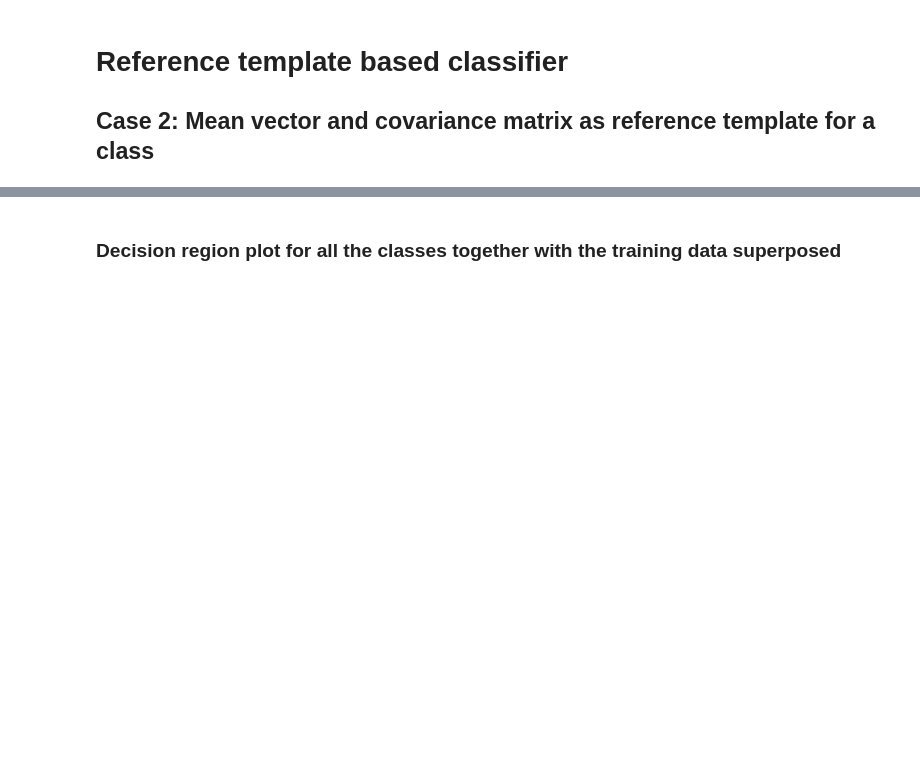
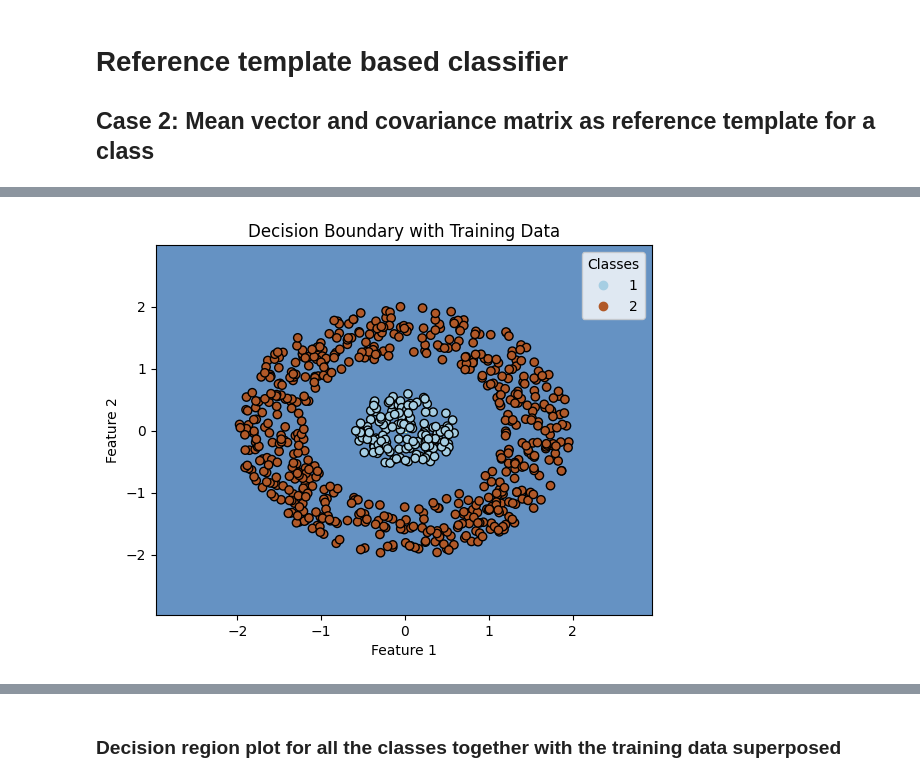
Before and after one commit to RakshithaKalkura/IML-project-dec-2024, a Jupyter notebook: referenceTemplate/case2/nonlinear.ipynb, the cells around one changed output, grey strips where cells are left out. Saved outputs shown, nothing was run; the diff lists cells and outputs as text; code cells hidden in the pictures; blank space fills up the shorter version.

```diff
--- a/referenceTemplate/case2/nonlinear.ipynb
+++ b/referenceTemplate/case2/nonlinear.ipynb
@@ -1,3 +1,85 @@
 # %% [markdown]
 #  Reference template based classifier
 ## Case 2: Mean vector and covariance matrix as reference template for a class
+# %%
+import numpy as np
+import matplotlib.pyplot as plt
+from sklearn.metrics import accuracy_score
+
+# Load data (you will need to adjust file paths as necessary)
+def load_data(file_path):
+    data = np.loadtxt(file_path)
+    X = data[:, :-1]  # 2D features
+    y = data[:, -1]   # class labels
+    return X, y
+
+# Calculate mean vector and covariance matrix
+def calculate_template(X):
+    mean_vector = np.mean(X, axis=0)
+    covariance_matrix = np.cov(X.T)
+    return mean_vector, covariance_matrix
+
+# Mahalanobis distance calculation
+def mahalanobis_distance(x, mean, covariance_inv):
+    diff = x - mean
+    return np.sqrt(np.dot(np.dot(diff.T, covariance_inv), diff))
+
+# Classify using reference templates
+def classify(X, templates):
+    predictions = []
+    for x in X:
+        distances = []
+        for mean, covariance_inv in templates:
+            distance = mahalanobis_distance(x, mean, covariance_inv)
+            distances.append(distance)
+        predictions.append(np.argmin(distances))  # class with minimum distance
+    return np.array(predictions)
+
+# Load train, validation, and test data
+X_train, y_train = load_data(r"C:\Users\raksh\IML-project-dec-2024\classification_datasets\nonLinearlySeparable\combined_dataset_train.txt")
+X_val, y_val = load_data(r"C:\Users\raksh\IML-project-dec-2024\classification_datasets\nonLinearlySeparable\combined_dataset_val.txt")
+X_test, y_test = load_data(r"C:\Users\raksh\IML-project-dec-2024\classification_datasets\nonLinearlySeparable\combined_dataset_test.txt")
+
+
+# Calculate reference templates (mean and covariance matrix for each class)
+templates = []
+for label in np.unique(y_train):
+    X_class = X_train[y_train == label]
+    mean, covariance_matrix = calculate_template(X_class)
+    covariance_inv = np.linalg.inv(covariance_matrix)
+    templates.append((mean, covariance_inv))
+
+# Classification on validation data for performance evaluation
+y_val_pred = classify(X_val, templates)
+val_accuracy = accuracy_score(y_val, y_val_pred)
+print(f"Validation Accuracy: {val_accuracy:.2f}")
+
+# Classification on test data
+y_test_pred = classify(X_test, templates)
+test_accuracy = accuracy_score(y_test, y_test_pred)
+print(f"Test Accuracy: {test_accuracy:.2f}")
+
+# Plotting the decision region with training data superimposed
+h = 0.02  # step size in the mesh
+x_min, x_max = X_train[:, 0].min() - 1, X_train[:, 0].max() + 1
+y_min, y_max = X_train[:, 1].min() - 1, X_train[:, 1].max() + 1
+xx, yy = np.meshgrid(np.arange(x_min, x_max, h), np.arange(y_min, y_max, h))
+
+# Create a grid of points to classify
+grid_points = np.c_[xx.ravel(), yy.ravel()]
+grid_predictions = classify(grid_points, templates)
+grid_predictions = grid_predictions.reshape(xx.shape)
+
+# Plot the decision boundary
+plt.contourf(xx, yy, grid_predictions, alpha=0.8, cmap=plt.cm.Spectral)
+# Plot training data
+scatter = plt.scatter(X_train[:, 0], X_train[:, 1], c=y_train, edgecolors='k', cmap=plt.cm.Paired, marker='o', label='Train Data')
+
+# Add color legend
+plt.legend(*scatter.legend_elements(), title="Classes")
+
+plt.title('Decision Boundary with Training Data')
+plt.xlabel('Feature 1')
+plt.ylabel('Feature 2')
+plt.show()
+# %% [output]
@@ -4,3 +88,4 @@
+[figure, added]
 # %%
 import numpy as np
 
```
Also changed, not shown: parts of 8 cells of this notebook, 1 other file.
